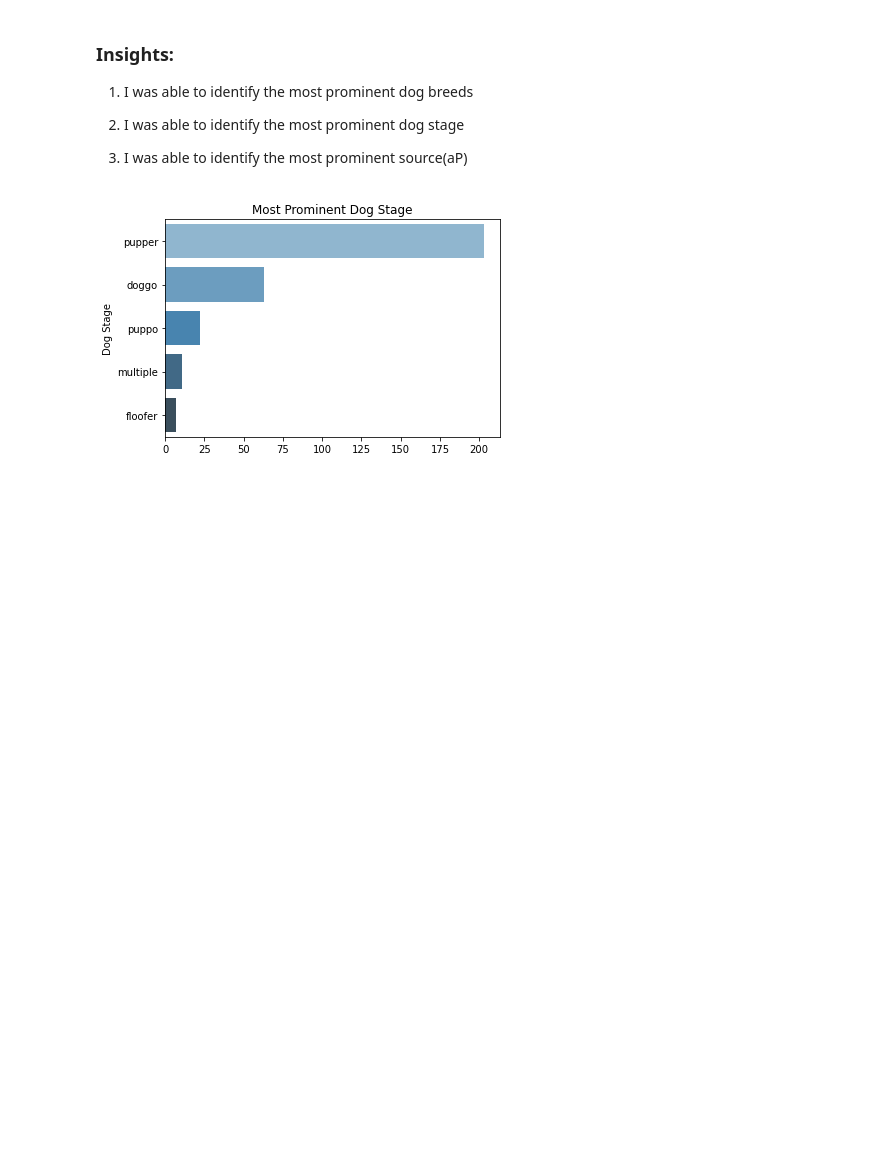
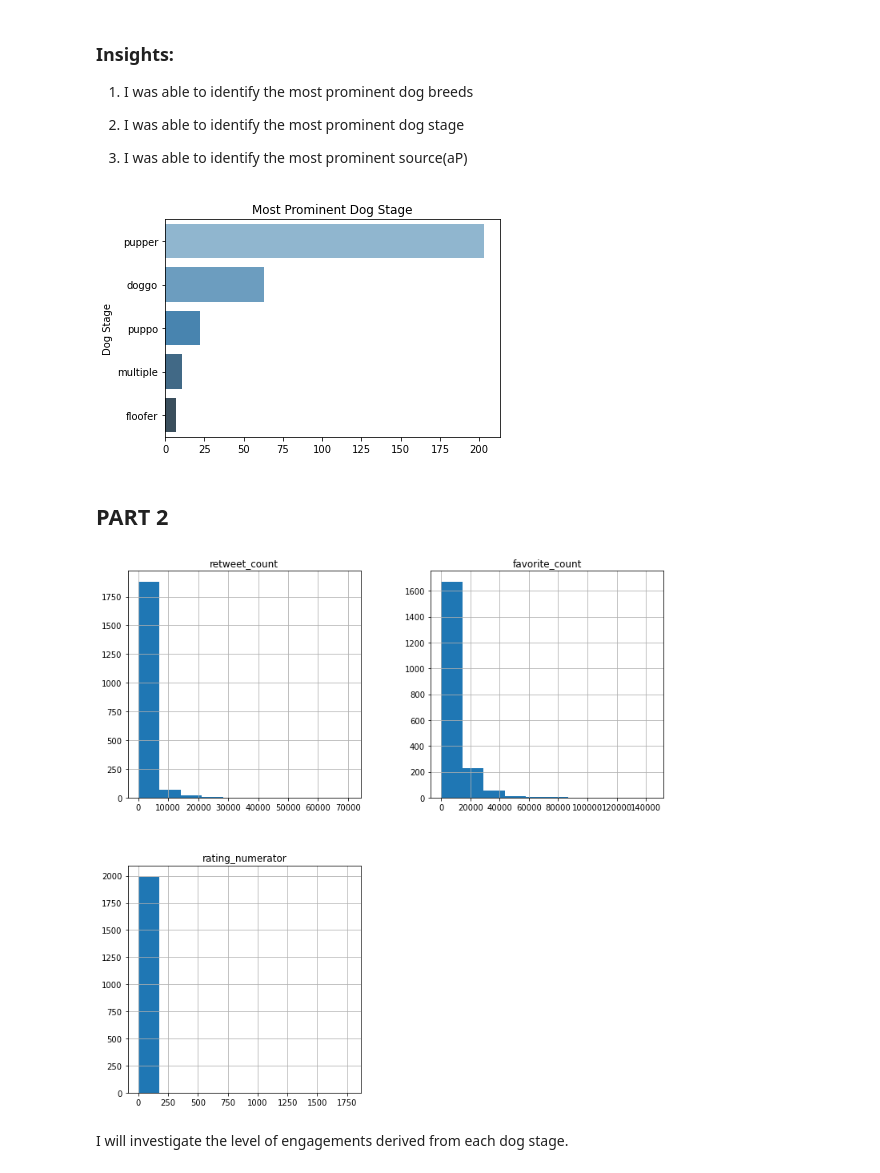
Before and after one commit to danod007/We-Rate-Dogs, a Jupyter notebook: wrangle_act.ipynb, the cells around one changed output. Saved outputs shown, nothing was run; the diff lists cells and outputs as text; code cells hidden in the pictures; blank space fills up the shorter version.

```diff
--- a/wrangle_act.ipynb
+++ b/wrangle_act.ipynb
@@ -1151,3 +706,13 @@ plt.title('Most Prominent Dog Stage')
 plt.savefig('test.png',dpi=300, transparemt=True)
 # %% [output]
 [figure]
+# %% [markdown]
+## PART 2
+# %%
+#Discover numerical columns in easier way
+df_numeric = twitter_archive_master[['retweet_count', 'favorite_count', 'rating_numerator']]
+df_numeric.hist(figsize = (12,12));
+# %% [output]
+[figure, added]
+# %% [markdown]
+I will investigate the level of engagements derived from each dog stage.
```
Also changed, not shown: parts of 53 cells of this notebook.
